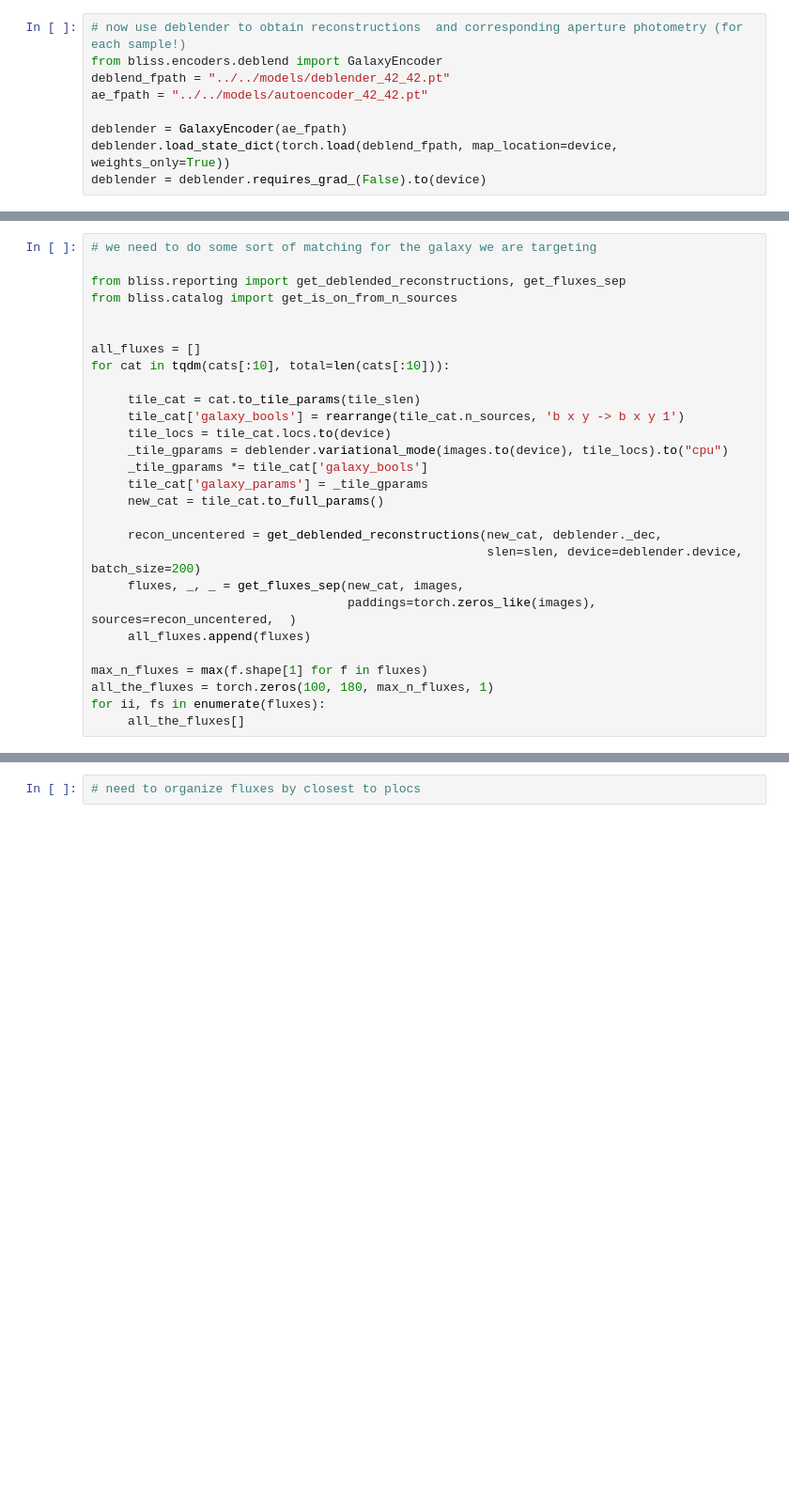
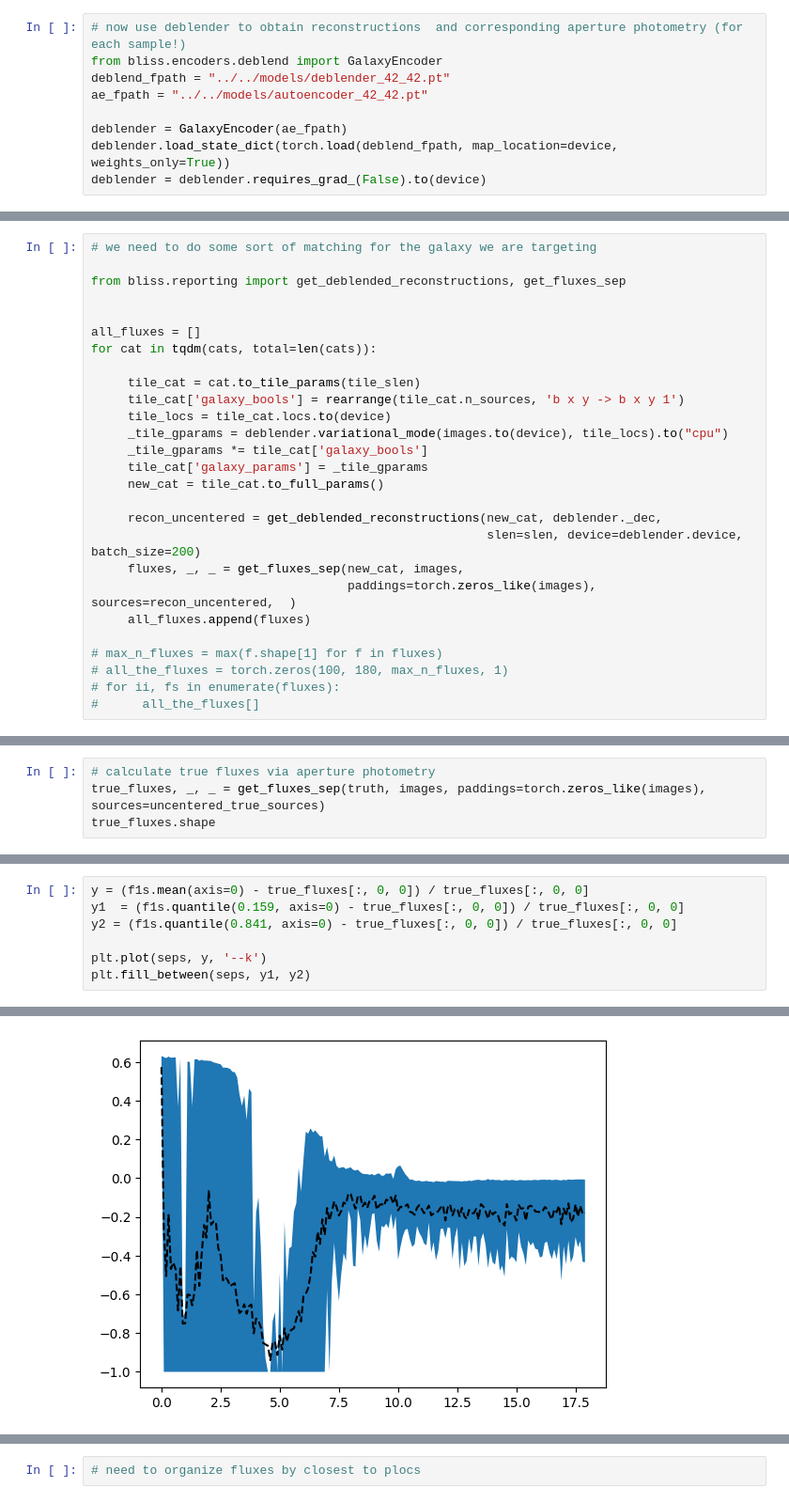
Before and after one commit to ismael-mendoza/bliss, a Jupyter notebook: experiment/notebooks/explore/new-results-toy1.ipynb, the cells around one changed output, grey strips where cells are left out. Shown at 94% size. Drawn from its saved outputs; the diff is of its cells as text; blank space fills up the shorter version.

```diff
--- a/experiment/notebooks/explore/new-results-toy1.ipynb
+++ b/experiment/notebooks/explore/new-results-toy1.ipynb
@@ -262,11 +258,10 @@ torch.Size([180, 5, 1])
 # we need to do some sort of matching for the galaxy we are targeting
 
 from bliss.reporting import get_deblended_reconstructions, get_fluxes_sep
-from bliss.catalog import get_is_on_from_n_sources
 
 
 all_fluxes = []
-for cat in tqdm(cats[:10], total=len(cats[:10])):
+for cat in tqdm(cats, total=len(cats)):
 
      tile_cat = cat.to_tile_params(tile_slen)
      tile_cat['galaxy_bools'] = rearrange(tile_cat.n_sources, 'b x y -> b x y 1')
@@ -282,7 +277,7 @@ for cat in tqdm(cats[:10], total=len(cats[:10])):
                                    paddings=torch.zeros_like(images), sources=recon_uncentered,  )
      all_fluxes.append(fluxes)
 
-max_n_fluxes = max(f.shape[1] for f in fluxes)
-all_the_fluxes = torch.zeros(100, 180, max_n_fluxes, 1)
-for ii, fs in enumerate(fluxes):
-     all_the_fluxes[]
+# max_n_fluxes = max(f.shape[1] for f in fluxes)
+# all_the_fluxes = torch.zeros(100, 180, max_n_fluxes, 1)
+# for ii, fs in enumerate(fluxes):
+#      all_the_fluxes[]
@@ -290,0 +321,4 @@ RuntimeError: Sizes of tensors must match except in dimension 0. Expected size 6
+# %%
+# calculate true fluxes via aperture photometry
+true_fluxes, _, _ = get_fluxes_sep(truth, images, paddings=torch.zeros_like(images), sources=uncentered_true_sources)
+true_fluxes.shape
@@ -290,0 +329,8 @@ RuntimeError: Sizes of tensors must match except in dimension 0. Expected size 6
+# %%
+y = (f1s.mean(axis=0) - true_fluxes[:, 0, 0]) / true_fluxes[:, 0, 0]
+y1  = (f1s.quantile(0.159, axis=0) - true_fluxes[:, 0, 0]) / true_fluxes[:, 0, 0]
+y2 = (f1s.quantile(0.841, axis=0) - true_fluxes[:, 0, 0]) / true_fluxes[:, 0, 0]
+
+plt.plot(seps, y, '--k')
+plt.fill_between(seps, y1, y2)
+# %% [output]
@@ -290,0 +338 @@ RuntimeError: Sizes of tensors must match except in dimension 0. Expected size 6
+[figure, added]
```
Also changed, not shown: parts of 30 cells of this notebook.
